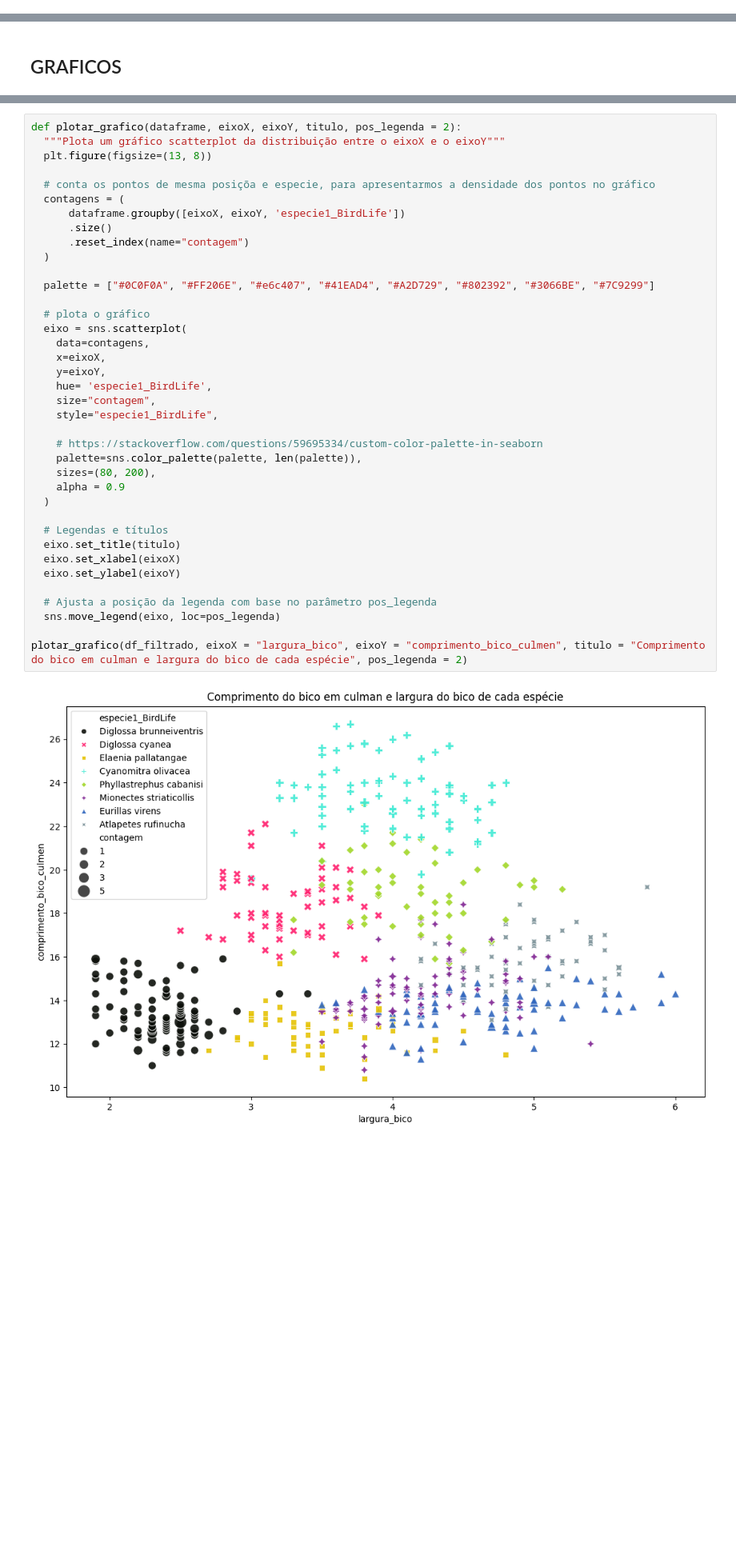
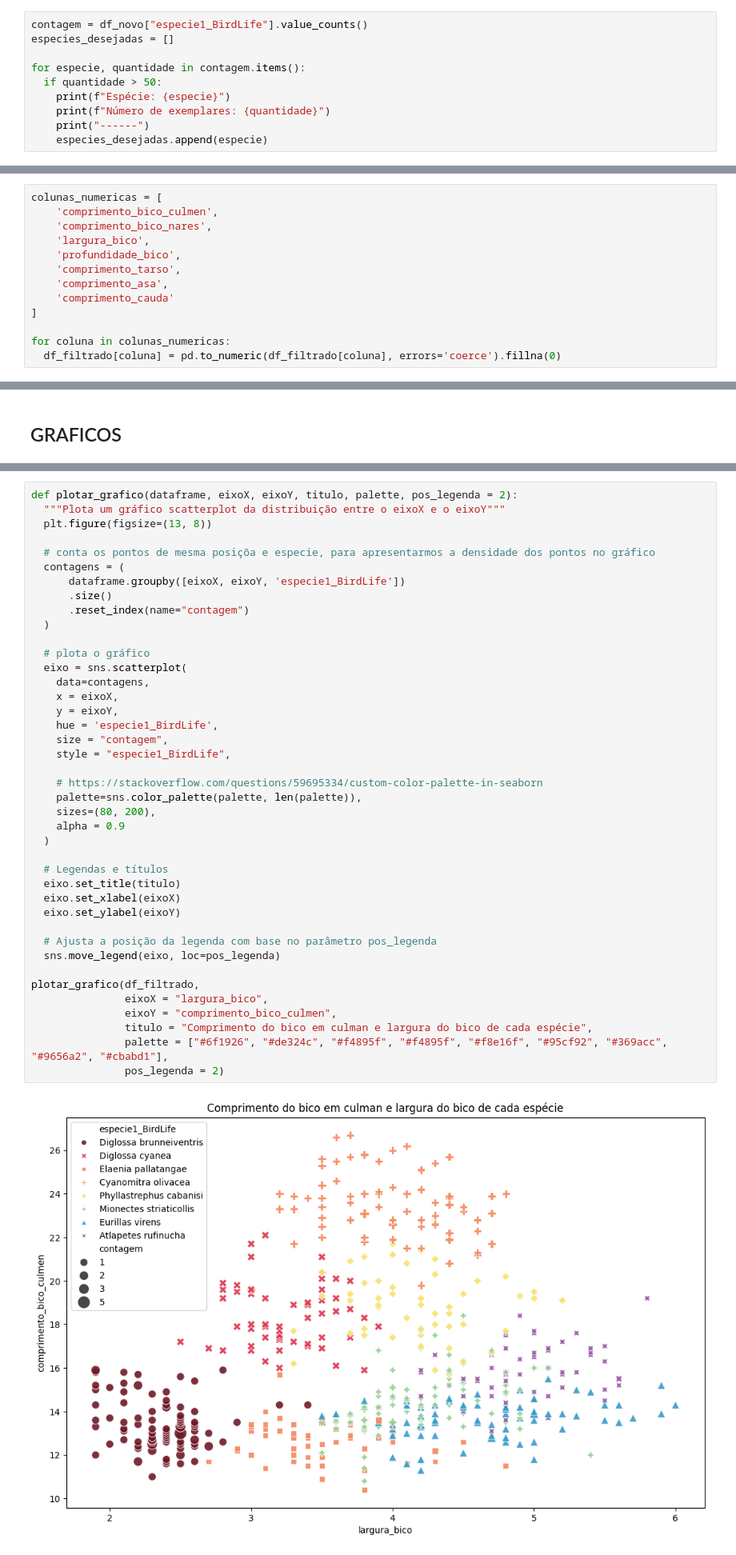
Before and after one commit to helocano/tiamat, a Jupyter notebook: MainTiamat_HeloisaCano.ipynb, the cells around one changed output, grey strips where cells are left out. Shown at 80% size. Cells and saved outputs as stored; diff of their text form; blank space fills up the shorter version.

```diff
--- a/MainTiamat_HeloisaCano.ipynb
+++ b/MainTiamat_HeloisaCano.ipynb
@@ -204,0 +333,10 @@ df_filtrado
+# %%
+contagem = df_novo["especie1_BirdLife"].value_counts()
+especies_desejadas = []
+
+for especie, quantidade in contagem.items():
+  if quantidade > 50:
+    print(f"Espécie: {especie}")
+    print(f"Número de exemplares: {quantidade}")
+    print("------")
+    especies_desejadas.append(especie)
@@ -204,0 +398,13 @@ df_filtrado
+# %%
+colunas_numericas = [
+    'comprimento_bico_culmen',
+    'comprimento_bico_nares',
+    'largura_bico',
+    'profundidade_bico',
+    'comprimento_tarso',
+    'comprimento_asa',
+    'comprimento_cauda'
+]
+
+for coluna in colunas_numericas:
+  df_filtrado[coluna] = pd.to_numeric(df_filtrado[coluna], errors='coerce').fillna(0)
@@ -220,44 +672,47 @@ def dataframe_individual_especie(especie, dataframe = df_filtrado):
 
     return novo_df
 # %%
-def plotar_grafico(dataframe, eixoX, eixoY, titulo, pos_legenda = 2):
+def plotar_grafico(dataframe, eixoX, eixoY, titulo, palette, pos_legenda = 2):
   """Plota um gráfico scatterplot da distribuição entre o eixoX e o eixoY"""
   plt.figure(figsize=(13, 8))
 
   # conta os pontos de mesma posiçõa e especie, para apresentarmos a densidade dos pontos no gráfico
   contagens = (
       dataframe.groupby([eixoX, eixoY, 'especie1_BirdLife'])
       .size()
       .reset_index(name="contagem")
   )
 
-  palette = ["#0C0F0A", "#FF206E", "#e6c407", "#41EAD4", "#A2D729", "#802392", "#3066BE", "#7C9299"]
-
   # plota o gráfico
   eixo = sns.scatterplot(
     data=contagens,
-    x=eixoX,
-    y=eixoY,
-    hue= 'especie1_BirdLife',
-    size="contagem",
-    style="especie1_BirdLife",
+    x = eixoX,
+    y = eixoY,
+    hue = 'especie1_BirdLife',
+    size = "contagem",
+    style = "especie1_BirdLife",
 
     # https://stackoverflow.com/questions/59695334/custom-color-palette-in-seaborn
     palette=sns.color_palette(palette, len(palette)),
     sizes=(80, 200),
     alpha = 0.9
   )
 
   # Legendas e títulos
   eixo.set_title(titulo)
   eixo.set_xlabel(eixoX)
   eixo.set_ylabel(eixoY)
 
   # Ajusta a posição da legenda com base no parâmetro pos_legenda
   sns.move_legend(eixo, loc=pos_legenda)
 
-plotar_grafico(df_filtrado, eixoX = "largura_bico", eixoY = "comprimento_bico_culmen", titulo = "Comprimento do bico em culman e largura do bico de cada espécie", pos_legenda = 2)
+plotar_grafico(df_filtrado,
+               eixoX = "largura_bico",
+               eixoY = "comprimento_bico_culmen",
+               titulo = "Comprimento do bico em culman e largura do bico de cada espécie",
+               palette = ["#6f1926", "#de324c", "#f4895f", "#f4895f", "#f8e16f", "#95cf92", "#369acc", "#9656a2", "#cbabd1"],
+               pos_legenda = 2)
 # %% [output]
-[figure, old version]
+[figure, new version]
 # %% [markdown]
 ## Modelo baseline
```
Also changed, not shown: parts of 76 cells of this notebook.
